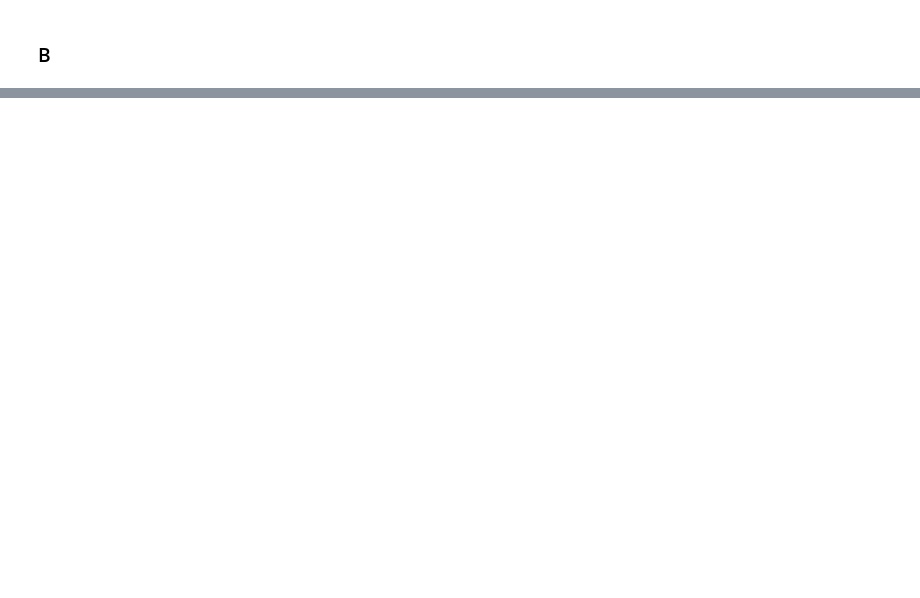
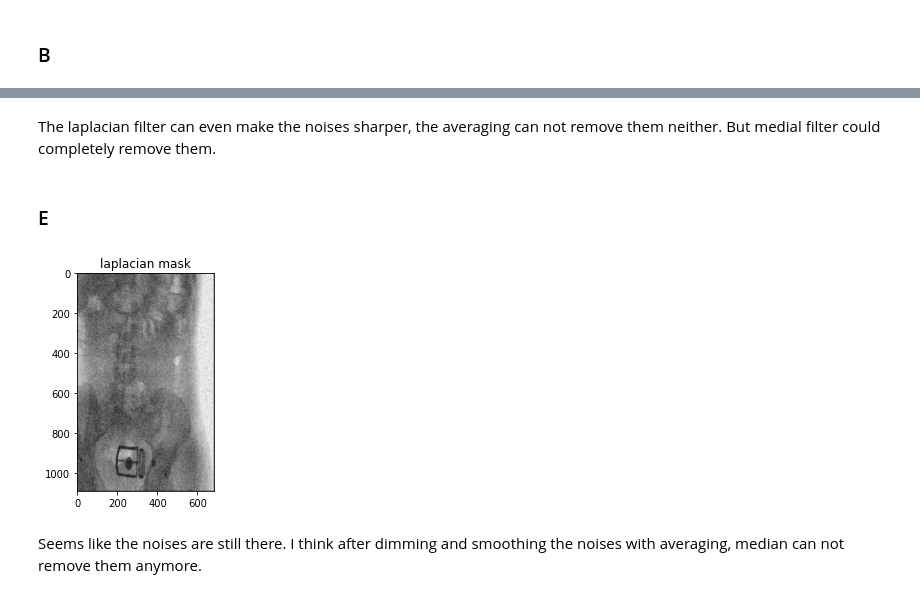
Before and after one commit to artaasadi/Image-Processing-Course, a Jupyter notebook: HW3/HW3_DIP/Q4.ipynb, the cells around one changed output, grey strips where cells are left out. Drawn from its saved outputs; the diff is of its cells as text; code cells hidden in the pictures; blank space fills up the shorter version.

```diff
--- a/HW3/HW3_DIP/Q4.ipynb
+++ b/HW3/HW3_DIP/Q4.ipynb
@@ -39,0 +84,36 @@ img_new = masking(mask, img, img_new)
+# %% [markdown]
+The laplacian filter can even make the noises sharper, the averaging can not remove them neither.
+But medial filter could completely remove them.
+# %% [markdown]
+### E
+# %%
+img = cv.imread('Noisy_Spine.png',0)
+m, n = img.shape
+img_new = np.zeros([m, n])
+def masking(mask, img, img_new):
+    for i in range(1, m-1):
+        for j in range(1, n-1):
+            temp = img[i-1, j-1]*mask[0, 0]+img[i-1, j]*mask[0, 1]+img[i-1, j + 1]*mask[0, 2]+img[i, j-1]*mask[1, 0]+ img[i, j]*mask[1, 1]+img[i, j + 1]*mask[1, 2]+img[i + 1, j-1]*mask[2, 0]+img[i + 1, j]*mask[2, 1]+img[i + 1, j + 1]*mask[2, 2]
+
+            img_new[i, j]= temp
+
+    return img_new.astype(np.uint8)
+
+mask = np.ones([3, 3], dtype = int)
+mask = mask / (3**2)
+img_new = masking(mask, img, img_new)
+img_median = cv.medianBlur(img_new,3)
+m, n= img_median.shape
+c= 0.1
+mask= -np.ones([3, 3], dtype = float)
+mask[1,1]= 8
+laplacian_mask= cv.filter2D(img_median,cv.CV_64F,mask)
+laplacian_mask= ((laplacian_mask - np.min(laplacian_mask))/(np.max(laplacian_mask) - np.min(laplacian_mask)))*255
+filtered_img= img_median - c*laplacian_mask
+filtered_img= np.clip(filtered_img,0,255)
+filtered_img= filtered_img.astype(np.uint8)
+show_image(filtered_img, "laplacian mask")
+# %% [output]
+[figure, added]
+# %% [markdown]
+Seems like the noises are still there. I think after dimming and smoothing the noises with averaging, median can not remove them anymore.
```
Also changed, not shown: parts of 7 cells of this notebook.
